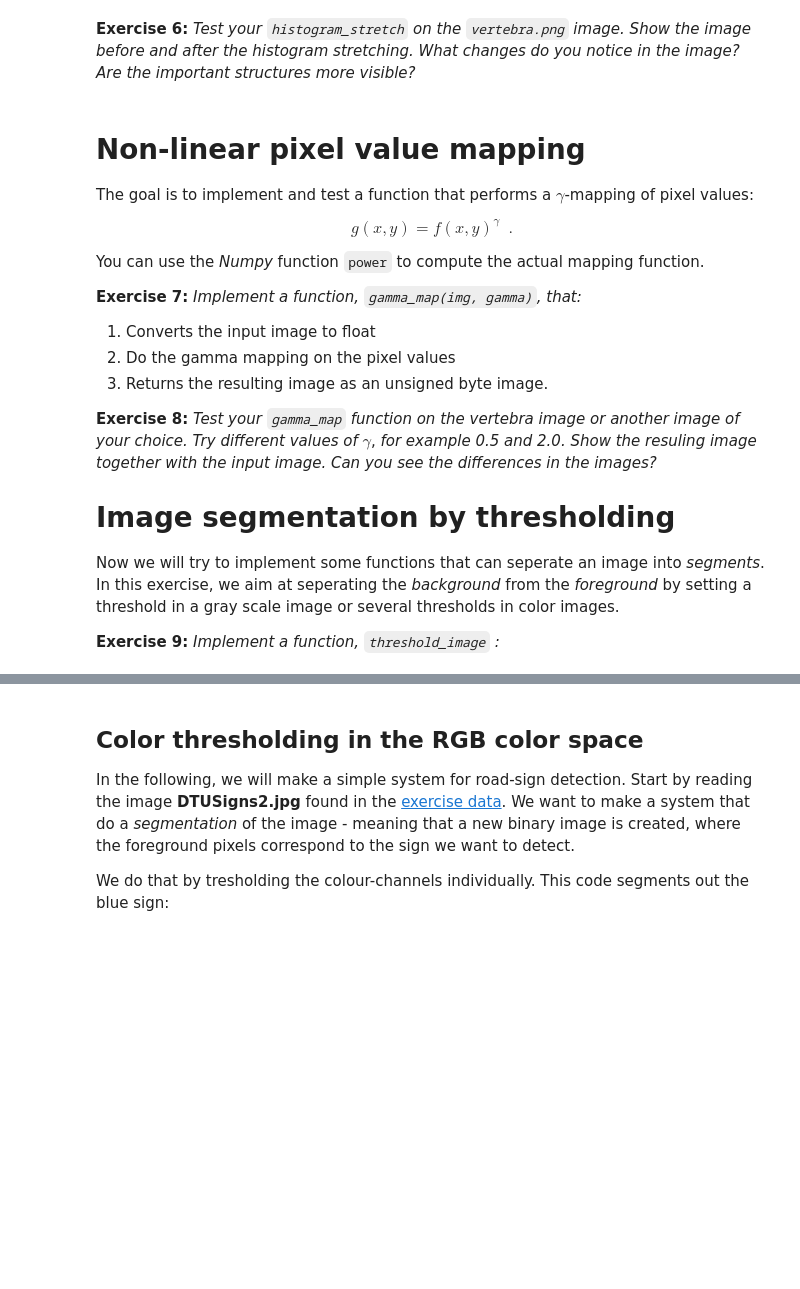
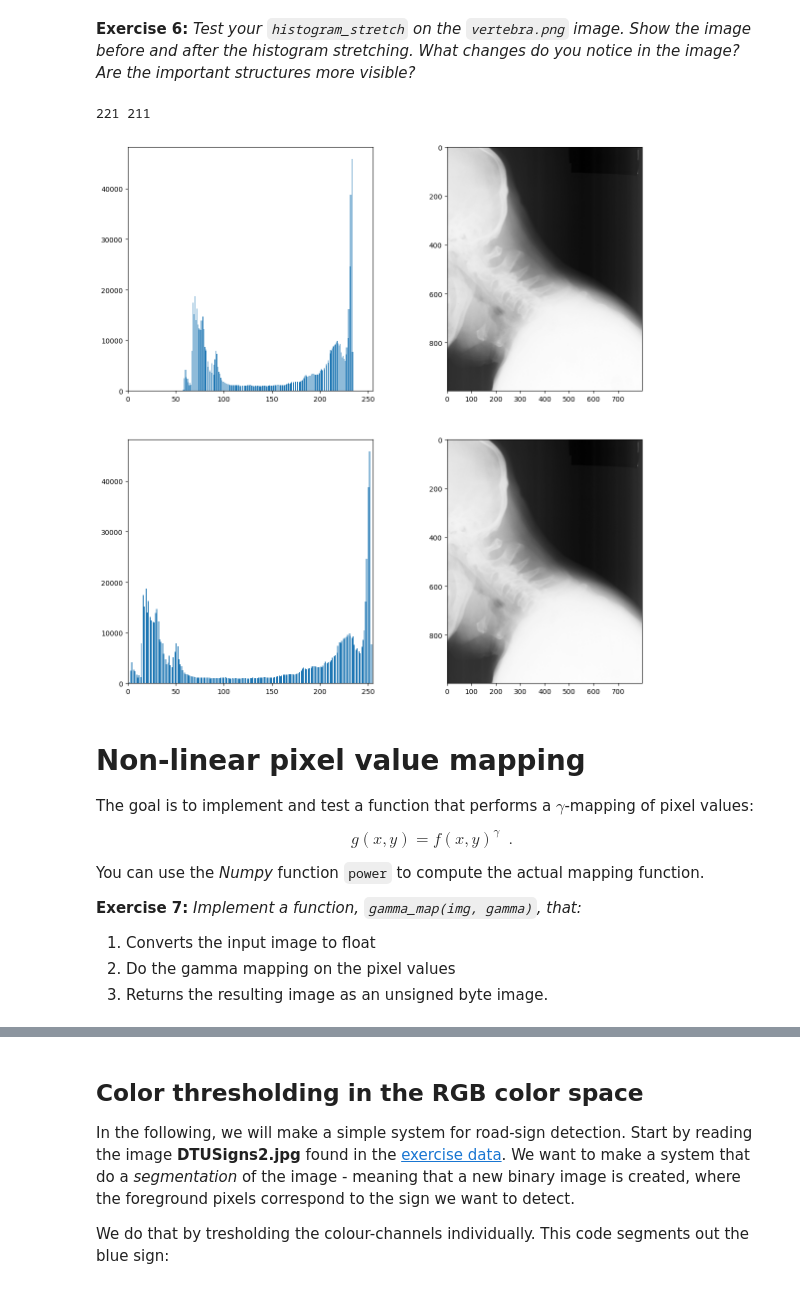
Before and after one commit to ludvikpet/02503-grind, a Jupyter notebook: max/exercises/ex3-PixelwiseOperations/src/ex3.ipynb, the cells around one changed output, grey strips where cells are left out. Cells and saved outputs as stored; diff of their text form; code cells hidden in the pictures; blank space fills up the shorter version.

```diff
--- a/max/exercises/ex3-PixelwiseOperations/src/ex3.ipynb
+++ b/max/exercises/ex3-PixelwiseOperations/src/ex3.ipynb
@@ -63,0 +90,4 @@ As stated above, an (unsigned) float image can have pixel values in [0, 1]. When
+# %%
+img_float = img_as_float(img)
+v_min, v_max = img_float.min(), img_float.max()
+print(v_min,v_max)
@@ -86,11 +130,26 @@ def histogram_stretch(img_in):
     max_desired = 1.0
 
     # Do something here
+    img_float = ((max_desired-min_desired)/(max_val-min_val))*(img_float-min_val)+min_desired
 
     # img_as_ubyte will multiply all pixel values with 255.0 before converting to unsigned byte
-    return img_as_ubyte(img_out)
+    return img_as_ubyte(img_float)
 # %% [markdown]
 **Exercise 6:** *Test your `histogram_stretch` on the `vertebra.png` image. Show the image before and after the histogram stretching. What changes do you notice in the image? Are the important structures more visible?*
+# %%
+img_stretch = histogram_stretch(img)
+fig, ax = plt.subplots(2,2,figsize=(14,14))
+ax[0,0].hist(img.ravel(),bins=256)
+ax[1,0].hist(img_stretch.ravel(),bins=256)
+ax[0,1].imshow(img,cmap="gray")
+ax[1,1].imshow(img_stretch,cmap="gray")
+ax[0,0].set_xlim([0,255])
+ax[1,0].set_xlim([0,255])
+
+print(img_stretch[10,10],img[10,10])
+# %% [output]
+221 211
+[figure, added]
 # %% [markdown]
 # Non-linear pixel value mapping
 
@@ -105,11 +164,3 @@ You can use the *Numpy* function `power` to compute the actual mapping function.
 1. Converts the input image to float
 2. Do the gamma mapping on the pixel values
 3. Returns the resulting image as an unsigned byte image.
-
-**Exercise 8:** *Test your `gamma_map` function on the vertebra image or another image of your choice. Try different values of* $\gamma$, *for example 0.5 and 2.0. Show the resuling image together with the input image. Can you see the differences in the images?*
-
-# Image segmentation by thresholding
-
-Now we will try to implement some functions that can seperate an image into *segments*. In this exercise, we aim at seperating the *background* from the *foreground* by setting a threshold in a gray scale image or several thresholds in color images.
-
-**Exercise 9:** *Implement a function, `threshold_image` :*
```
Also changed, not shown: parts of 26 cells of this notebook, 25 other files.
